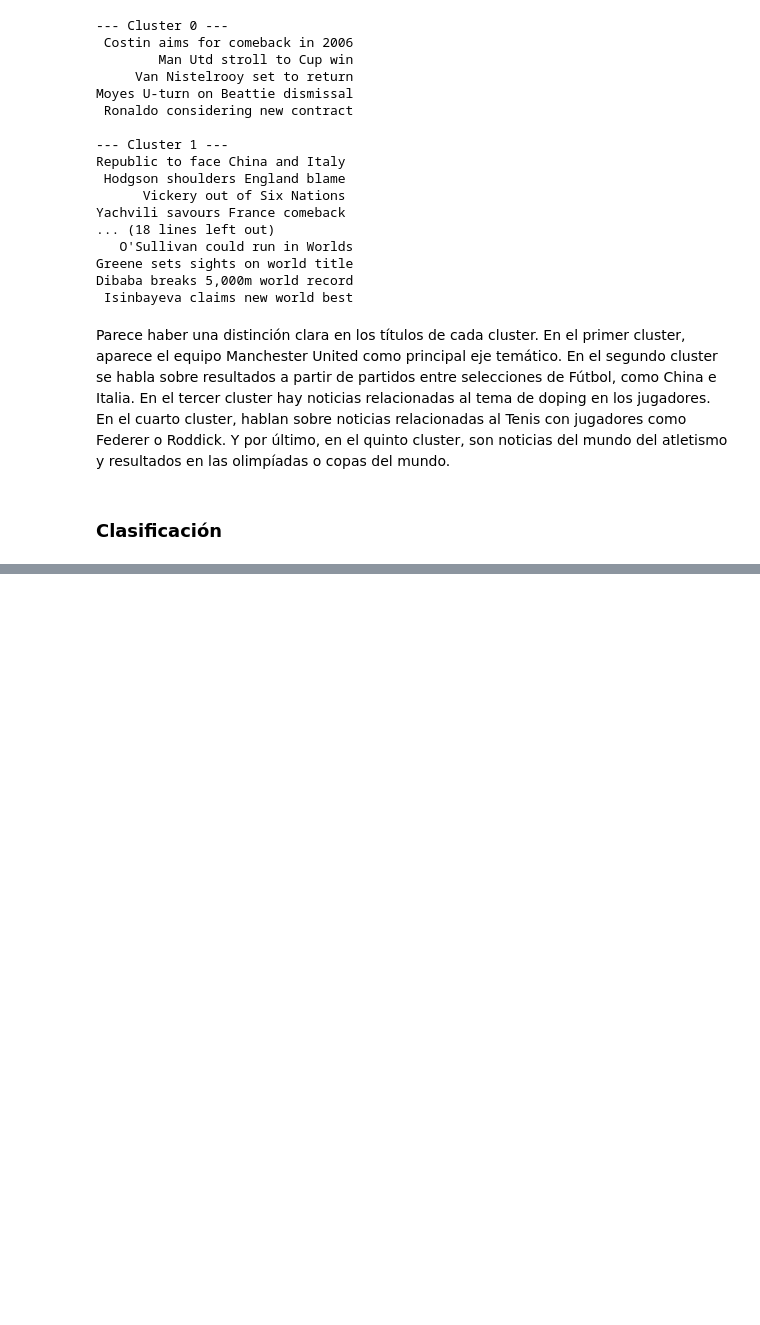
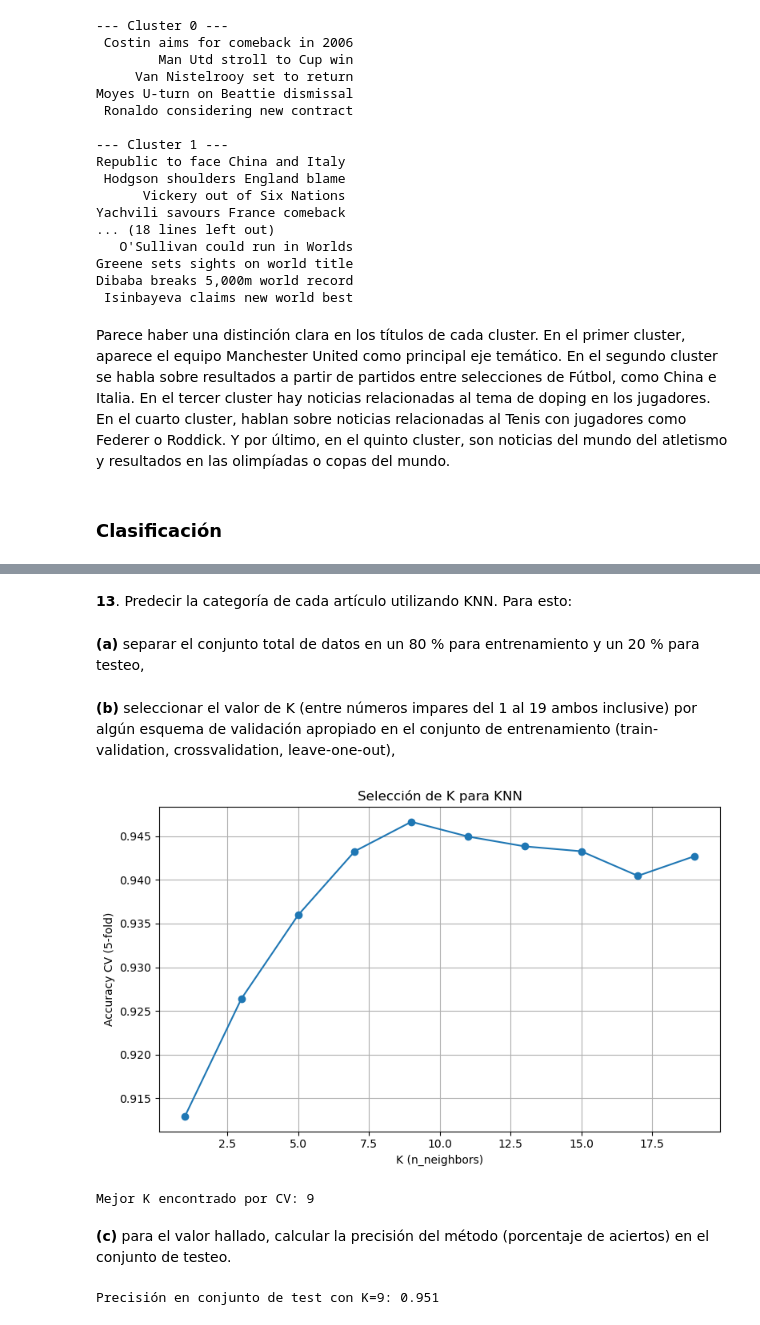
Before and after one commit to rodricoppa/TP2-LDD-IC, a Jupyter notebook: TP_2.ipynb, the cells around one changed output, grey strips where cells are left out. Cells and saved outputs as stored; diff of their text form; code cells hidden in the pictures; blank space fills up the shorter version.

```diff
--- a/TP_2.ipynb
+++ b/TP_2.ipynb
@@ -327,0 +443,47 @@ Parece haber una distinción clara en los títulos de cada cluster. En el primer
+# %% [markdown]
+**13**. Predecir la categoría de cada artículo utilizando KNN. Para esto:
+# %% [markdown]
+**(a)** separar el conjunto total de datos en un 80 % para entrenamiento y un 20 % para testeo,
+# %%
+X = vectorizer.fit_transform(df_news["content"])
+y = df_news['category']
+
+# Separamos en 80% train / 20% test
+X_train, X_test, y_train, y_test = train_test_split(X, y, test_size=0.2, random_state=42, stratify=y)
+# %% [markdown]
+**(b)** seleccionar el valor de K (entre números impares del 1 al 19 ambos inclusive) por algún
+esquema de validación apropiado en el conjunto de entrenamiento (train-validation, crossvalidation, leave-one-out),
+# %%
+k_values = list(range(1, 20, 2))
+cv_scores = []
+
+for k in k_values:
+    knn = KNeighborsClassifier(n_neighbors=k)
+    scores = cross_val_score(knn, X_train, y_train, cv=5, scoring="accuracy")
+    cv_scores.append(scores.mean())
+# %%
+plt.figure(figsize=(8, 5))
+plt.plot(k_values, cv_scores, marker='o')
+plt.xlabel('K (n_neighbors)')
+plt.ylabel('Accuracy CV (5-fold)')
+plt.title('Selección de K para KNN')
+plt.grid(True)
+plt.tight_layout()
+plt.show()
+# %% [output]
+[figure, added]
+# %%
+# Mejor K y evaluación en test
+best_k = k_values[np.argmax(cv_scores)]
+print(f"Mejor K encontrado por CV: {best_k}")
+# %% [output]
+Mejor K encontrado por CV: 9
+# %% [markdown]
+**(c)** para el valor hallado, calcular la precisión del método (porcentaje de aciertos) en el conjunto de testeo.
+# %%
+best_knn = KNeighborsClassifier(n_neighbors=best_k)
+best_knn.fit(X_train, y_train)
+test_accuracy = best_knn.score(X_test, y_test)
+print(f"Precisión en conjunto de test con K={best_k}: {test_accuracy:.3f}")
+# %% [output]
+Precisión en conjunto de test con K=9: 0.951
```
Also changed, not shown: parts of 48 cells of this notebook.
